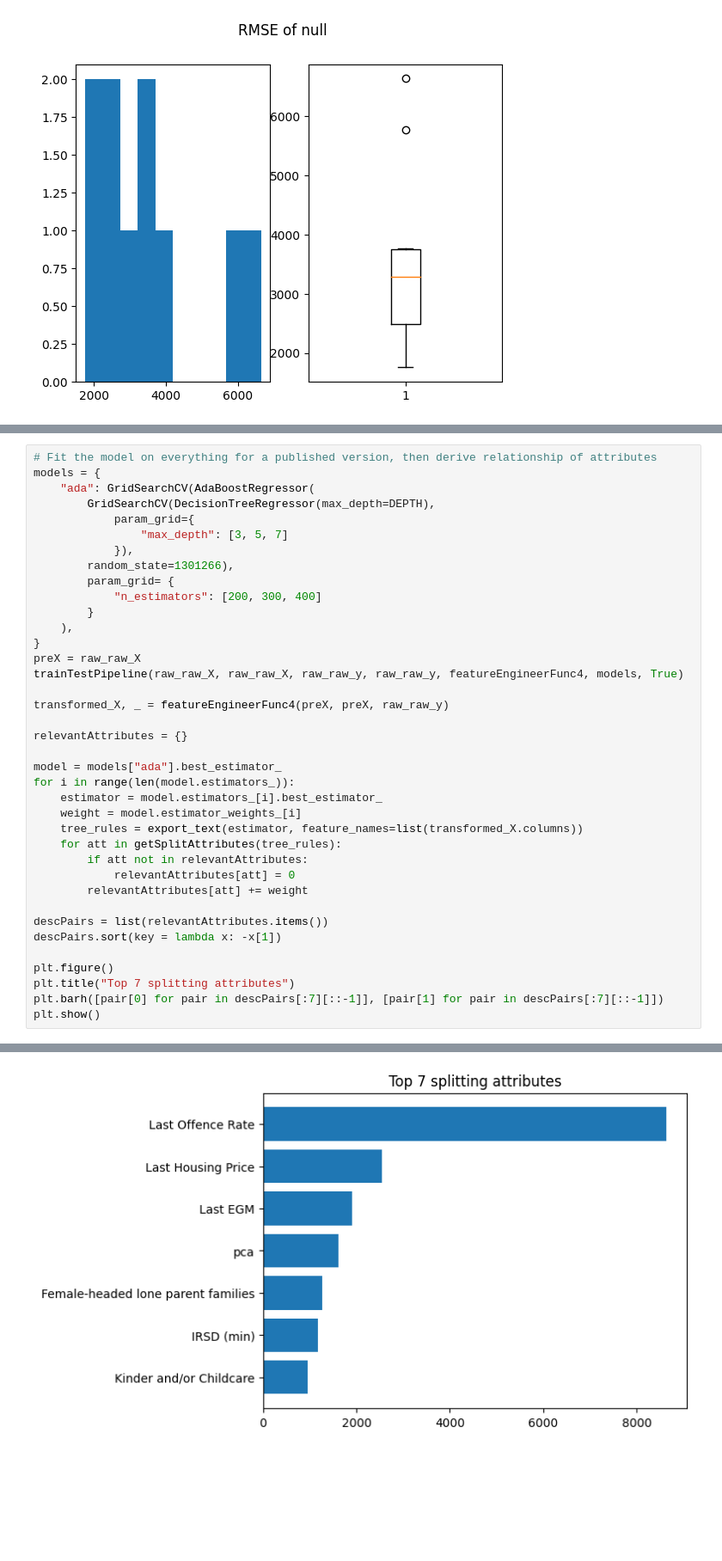
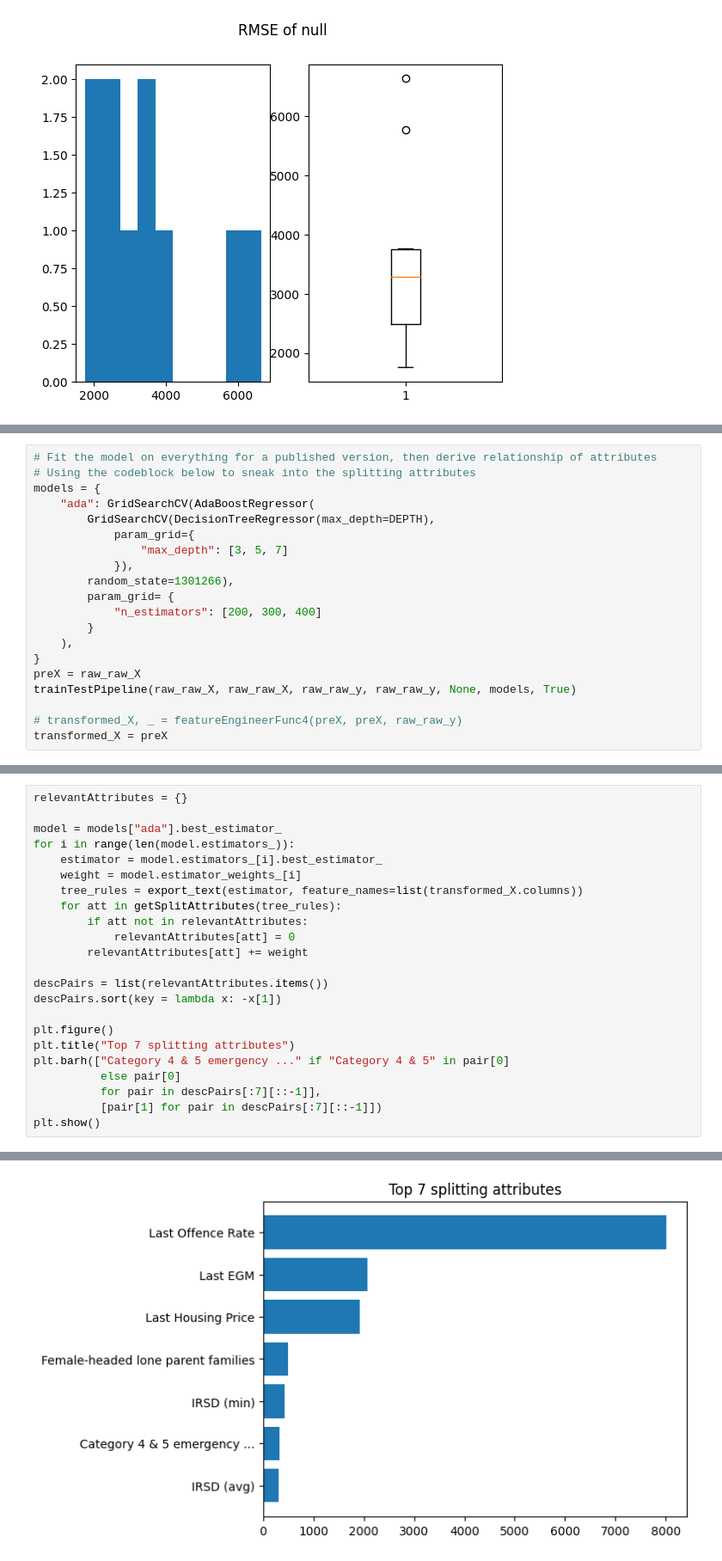
Before and after one commit to khangluong2004/COMP20008_Assignment2, a Jupyter notebook: khang/model.ipynb, the cells around one changed output, grey strips where cells are left out. Shown at 86% size. Drawn from its saved outputs; the diff is of its cells as text; blank space fills up the shorter version.

Commit message:
Collate readme and final visual updates

```diff
--- a/khang/model.ipynb
+++ b/khang/model.ipynb
@@ -606,0 +589,20 @@ RMSE of  ada : 108.7469915690674
+# %%
+# Fit the model on everything for a published version, then derive relationship of attributes
+# Using the codeblock below to sneak into the splitting attributes
+models = {
+    "ada": GridSearchCV(AdaBoostRegressor(
+        GridSearchCV(DecisionTreeRegressor(max_depth=DEPTH),
+            param_grid={
+                "max_depth": [3, 5, 7]
+            }),
+        random_state=1301266),
+        param_grid= {
+            "n_estimators": [200, 300, 400]
+        }
+    ),
+}
+preX = raw_raw_X
+trainTestPipeline(raw_raw_X, raw_raw_X, raw_raw_y, raw_raw_y, None, models, True)
+
+# transformed_X, _ = featureEngineerFunc4(preX, preX, raw_raw_y)
+transformed_X = preX
@@ -607,22 +613,4 @@ RMSE of  ada : 108.7469915690674
 # %%
-# Fit the model on everything for a published version, then derive relationship of attributes
-models = {
-    "ada": GridSearchCV(AdaBoostRegressor(
-        GridSearchCV(DecisionTreeRegressor(max_depth=DEPTH),
-            param_grid={
-                "max_depth": [3, 5, 7]
-            }),
-        random_state=1301266),
-        param_grid= {
-            "n_estimators": [200, 300, 400]
-        }
-    ),
-}
-preX = raw_raw_X
-trainTestPipeline(raw_raw_X, raw_raw_X, raw_raw_y, raw_raw_y, featureEngineerFunc4, models, True)
-
-transformed_X, _ = featureEngineerFunc4(preX, preX, raw_raw_y)
-
 relevantAttributes = {}
 
 model = models["ada"].best_estimator_
@@ -640,6 +628,9 @@ descPairs.sort(key = lambda x: -x[1])
 
 plt.figure()
 plt.title("Top 7 splitting attributes")
-plt.barh([pair[0] for pair in descPairs[:7][::-1]], [pair[1] for pair in descPairs[:7][::-1]])
+plt.barh(["Category 4 & 5 emergency ..." if "Category 4 & 5" in pair[0]
+          else pair[0]
+          for pair in descPairs[:7][::-1]],
+          [pair[1] for pair in descPairs[:7][::-1]])
 plt.show()
 # %% [output]
@@ -648,4 +637,4 @@ RMSE of  ada : 159.78437516915528
-[figure, old version]
+[figure, new version]
 # %%
 # Try restricting to top 20 of highest correlation coeff for Linear model
 # Out of page limit, so ignore this
```
Also changed, not shown: parts of 4 cells of this notebook, 3 other files.
